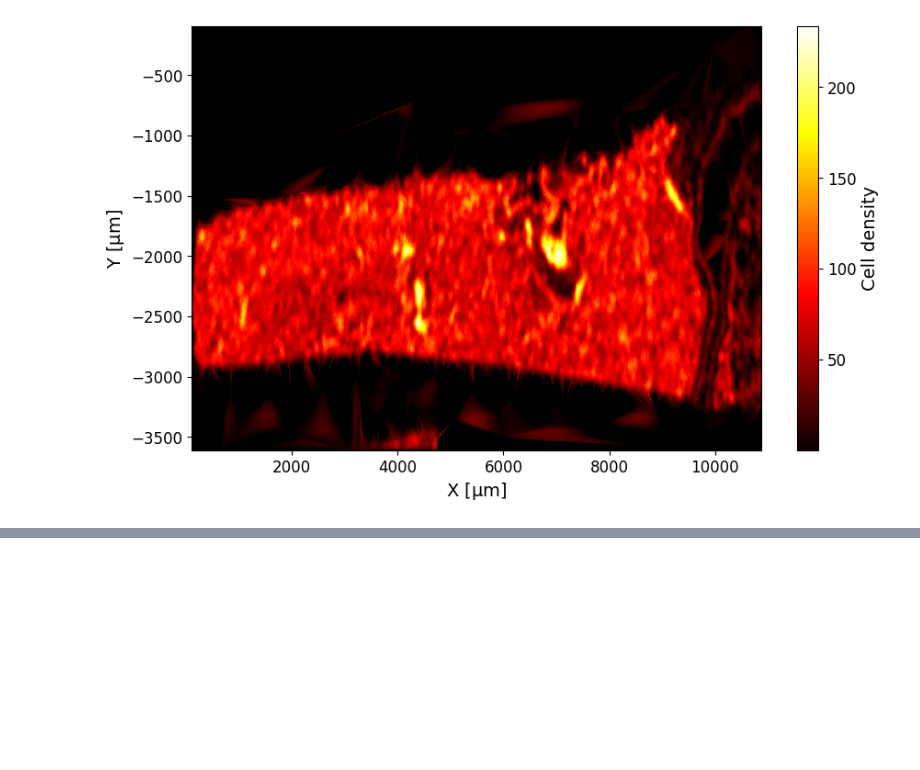
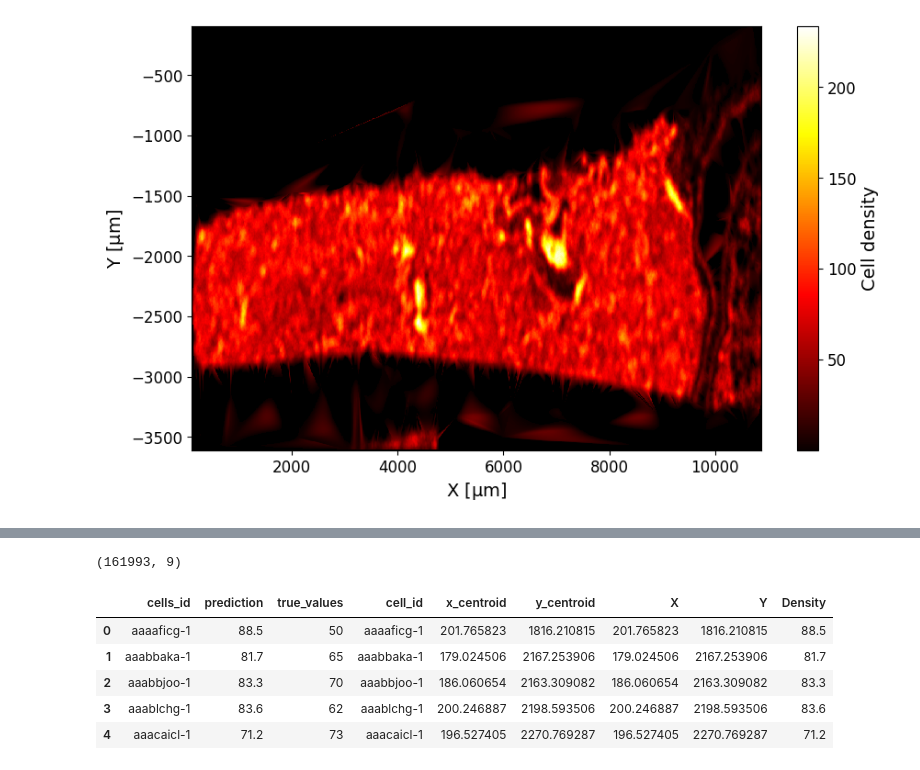
Before and after one commit to Vinvin202020/scGPT_for_cell_density, a Jupyter notebook: heatmap.ipynb, the cells around one changed output, grey strips where cells are left out. Cells and saved outputs as stored; diff of their text form; code cells hidden in the pictures; blank space fills up the shorter version.

```diff
--- a/heatmap.ipynb
+++ b/heatmap.ipynb
@@ -134,3 +141,7 @@ plt.savefig(r"C:\Users\vince\OneDrive\Bureau\Etudes_EPFL\Master_CSE\Master1\Seme
 plt.show()
 # %% [output]
 [figure]
+# %%
+folder_predictions = "predictions/"
+df_pred= pd.read_csv(folder_predictions + "predictions_first_attempt.csv", index_col= None)
+df_pred.head()
@@ -136,0 +176,14 @@ plt.show()
+# %%
+df_pred['X'] = df_pred['x_centroid']
+df_pred['Y'] = df_pred['y_centroid']
+df_pred['Density'] = df_pred['prediction']
+print(df_pred.shape)
+df_pred.head()
+# %% [output]
+(161993, 9)
+|  | cells_id | prediction | true_values | cell_id | x_centroid | y_centroid | X | Y | Density |
+| 0 | aaaaficg-1 | 88.5 | 50 | aaaaficg-1 | 201.765823 | 1816.210815 | 201.765823 | 1816.210815 | 88.5 |
+| 1 | aaabbaka-1 | 81.7 | 65 | aaabbaka-1 | 179.024506 | 2167.253906 | 179.024506 | 2167.253906 | 81.7 |
+| 2 | aaabbjoo-1 | 83.3 | 70 | aaabbjoo-1 | 186.060654 | 2163.309082 | 186.060654 | 2163.309082 | 83.3 |
+| 3 | aaablchg-1 | 83.6 | 62 | aaablchg-1 | 200.246887 | 2198.593506 | 200.246887 | 2198.593506 | 83.6 |
+| 4 | aaacaicl-1 | 71.2 | 73 | aaacaicl-1 | 196.527405 | 2270.769287 | 196.527405 | 2270.769287 | 71.2 |
```
Also changed, not shown: parts of 7 cells of this notebook.
